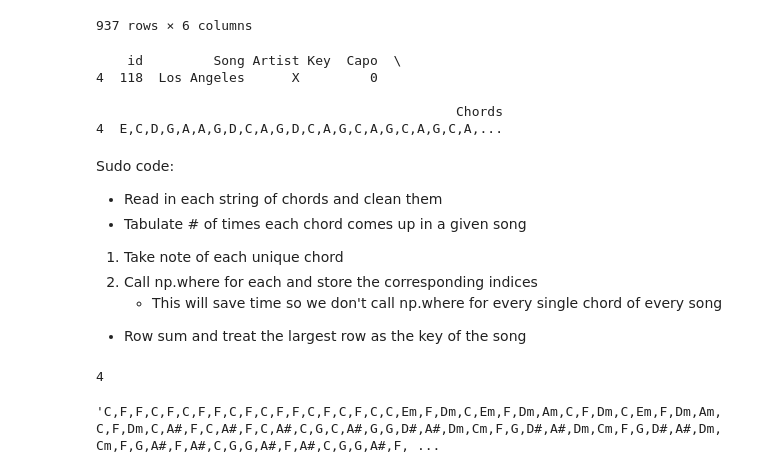
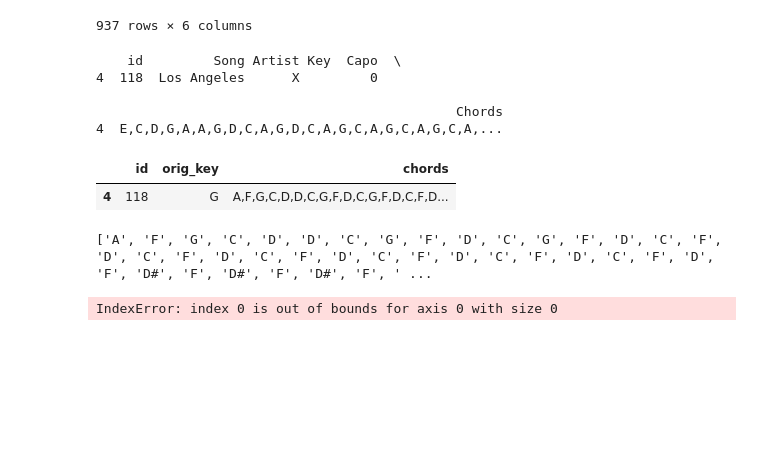
Before and after one commit to Ljfernando/Progressions, a Jupyter notebook: script/ChordAnalysis.ipynb, the cells around one changed output. Drawn from its saved outputs; the diff is of its cells as text; code cells hidden in the pictures; blank space fills up the shorter version.

Commit message:
Fixing get_similar_songs() to take id instead of string of chords

```diff
--- a/script/ChordAnalysis.ipynb
+++ b/script/ChordAnalysis.ipynb
@@ -314,13 +332,3 @@ def get_similar_songs(states, chords, all_songs):
     # np.unique() automatically sorts, so we must resort by distance
     sim_songs = Chords.iloc[dist_ord[sorted(idxs)]]
     return(sim_songs)
-# %%
-states, songs = get_songs()
-test_chords = songs[4]['trans_chords']
-print(Chords[4:5])
-# %% [output]
-    id         Song Artist Key  Capo  \
-4  118  Los Angeles      X         0
-
-                                              Chords
-4  E,C,D,G,A,A,G,D,C,A,G,D,C,A,G,C,A,G,C,A,G,C,A,...
@@ -329,10 +335,24 @@ write_clean_songs(songs)
+# %%
+# Writing states and clean songs tables
+states, songs = get_songs()
+write_clean_songs(songs)
+write_states(states)
+# %% [output]
+    id         Song Artist Key  Capo  \
+4  118  Los Angeles      X         0
+
+                                              Chords
+4  E,C,D,G,A,A,G,D,C,A,G,D,C,A,G,C,A,G,C,A,G,C,A,...
+# %%
+Clean_Chords = pd.DataFrame(list(get_table('Clean_Chords')), columns=['id','orig_key', 'chords'])
+states = get_table('States')[0][0].split(',')
+states
+Clean_Chords.loc[Clean_Chords['id'] == 118]
+# %% [output]
+|  | id | orig_key | chords |
+| 4 | 118 | G | A,F,G,C,D,D,C,G,F,D,C,G,F,D,C,F,D... |
 # %%
-sim = get_similar_songs(states, test_chords, songs)
+sim = get_similar_songs(states, 118, Clean_Chords)
+# %% [output]
+['A', 'F', 'G', 'C', 'D', 'D', 'C', 'G', 'F', 'D', 'C', 'G', 'F', 'D', 'C', 'F', 'D', 'C', 'F', 'D', 'C', 'F', 'D', 'C', 'F', 'D', 'C', 'F', 'D', 'C', 'F', 'D', 'F', 'D#', 'F', 'D#', 'F', 'D#', 'F', ' ...
+IndexError: index 0 is out of bounds for axis 0 with size 0
-# %% [markdown]
-Sudo code:
-- Read in each string of chords and clean them
-- Tabulate # of times each chord comes up in a given song
- 1. Take note of each unique chord
- 2. Call np.where for each and store the corresponding indices
-     - This will save time so we don't call np.where for every single chord of every song
-- Row sum and treat the largest row as the key of the song
@@ -343,8 +358,0 @@ for i in range(len(a)):
-# %%
-np.where(np.asarray(states) == 'B')[0][0]
-# %% [output]
-4
-# %%
-','.join(songs[1]['trans_chords'])
-# %% [output]
-'C,F,F,C,F,C,F,F,C,F,C,F,F,C,F,C,F,C,C,Em,F,Dm,C,Em,F,Dm,Am,C,F,Dm,C,Em,F,Dm,Am,C,F,Dm,C,A#,F,C,A#,F,C,A#,C,G,C,A#,G,G,D#,A#,Dm,Cm,F,G,D#,A#,Dm,Cm,F,G,D#,A#,Dm,Cm,F,G,A#,F,A#,C,G,G,A#,F,A#,C,G,G,A#,F, ...
```
Also changed, not shown: parts of 3 cells of this notebook, 1 other file.
